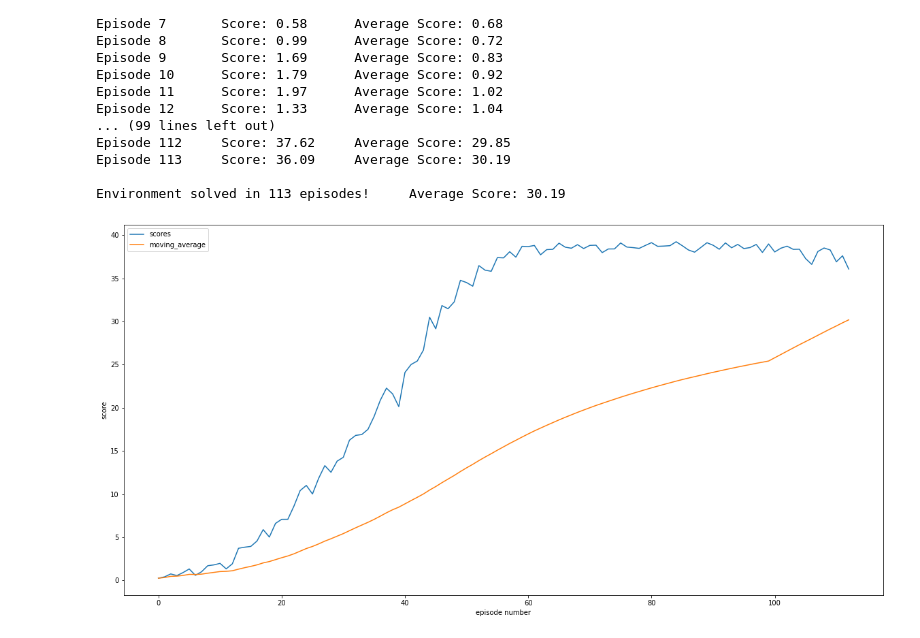
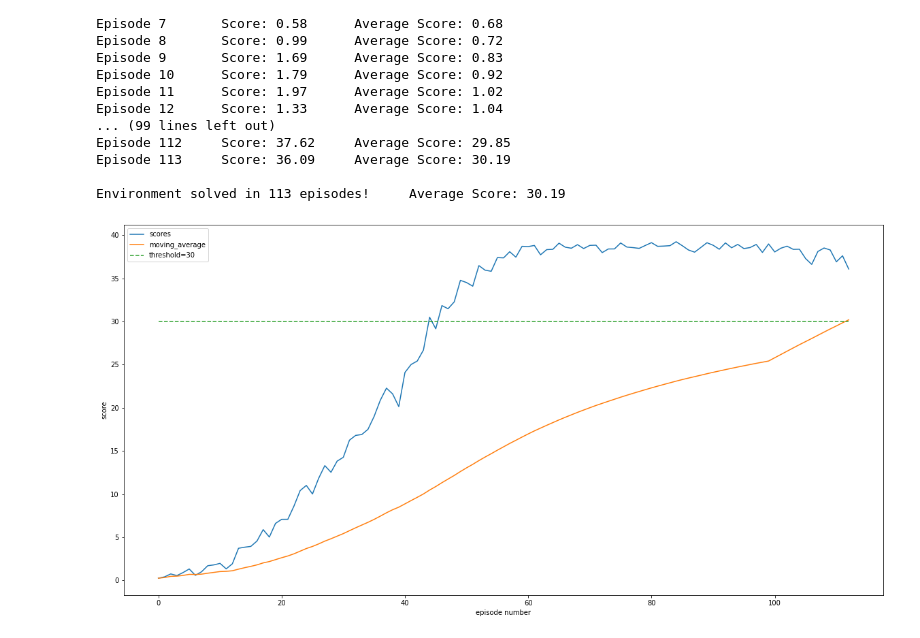
Before and after one commit to seagull1089/rl-projects, a Jupyter notebook: reacher/Continuous_Control.ipynb, the cells around one changed output. Drawn from its saved outputs; the diff is of its cells as text; code cells hidden in the pictures.

```diff
--- a/reacher/Continuous_Control.ipynb
+++ b/reacher/Continuous_Control.ipynb
@@ -205,12 +205,13 @@ Environment solved in 113 episodes!     Average Score: 30.19
 # %%
 fig = plt.figure(num=None,figsize=(20,10))
 plt.plot(range(len(history)), history, label = 'scores')
 plt.plot(range(len(moving_average)), moving_average, label = 'moving_average')
+plt.plot(range(len(history)), 30.0*np.ones(len(history)), label = 'threshold=30',linestyle='--')
 plt.xlabel('episode number')
 plt.ylabel('score')
 plt.legend(loc='upper left')
 plt.show()
 # %% [output]
-[figure, old version]
+[figure, new version]
 # %%
 env.close()
```
Also changed, not shown: 1 other file.
